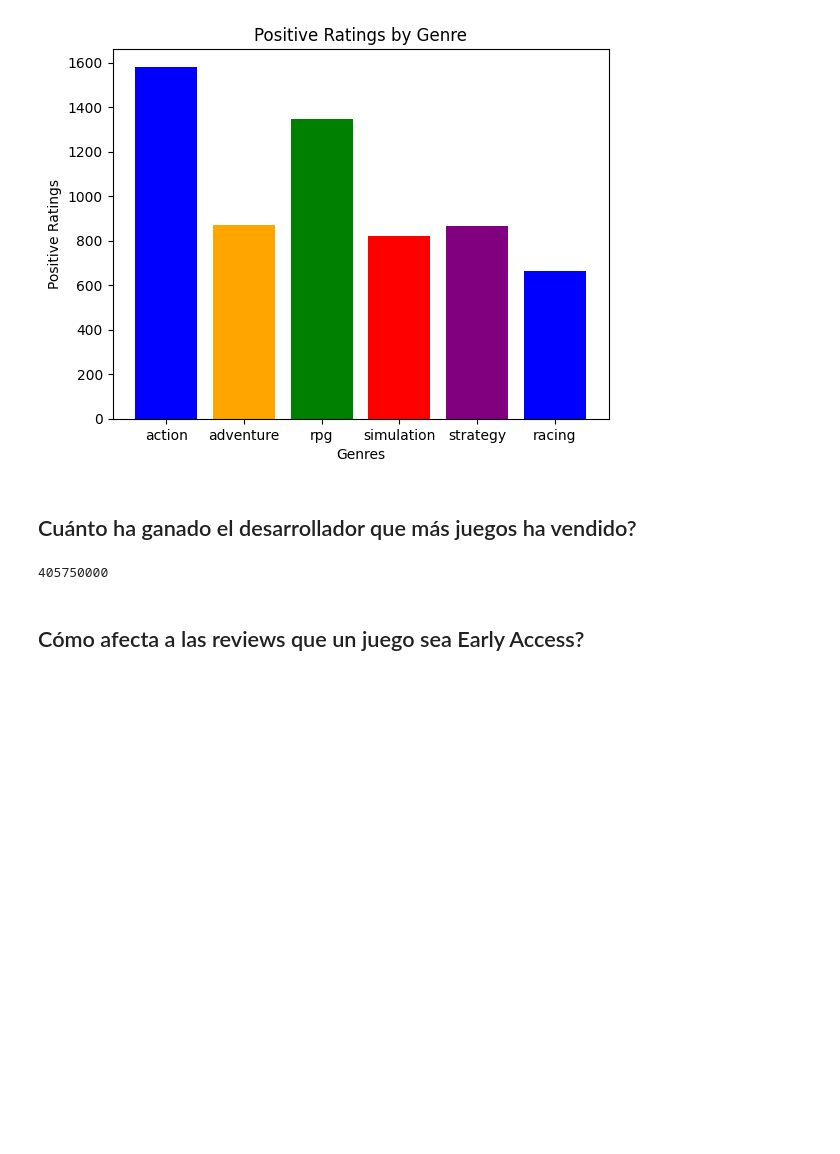
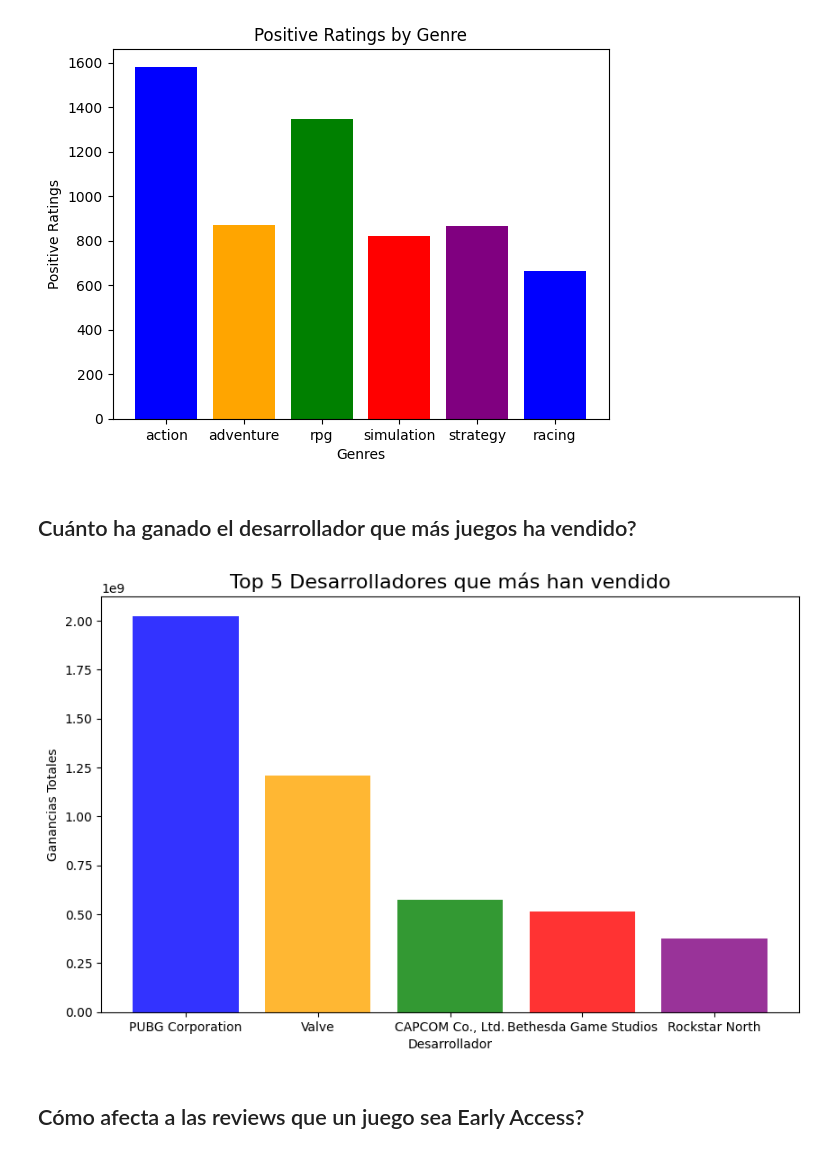
Before and after one commit to hugogaarciaa/steamData, a Jupyter notebook: ProyectofinalVideojuegos-220424-201817.ipynb, the cells around one changed output. Drawn from its saved outputs; the diff is of its cells as text; code cells hidden in the pictures; blank space fills up the shorter version.

```diff
--- a/ProyectofinalVideojuegos-220424-201817.ipynb
+++ b/ProyectofinalVideojuegos-220424-201817.ipynb
@@ -263,11 +264,25 @@ plt.show()
 [figure]
 # %% [markdown]
 ## Cuánto ha ganado el desarrollador que más juegos ha vendido?
-# %%
-sales_by_developer = df.groupby('developer')['sells'].sum()
-
-sales_by_developer.sort_values(ascending=False).max()
-# %% [output]
-405750000
+# %%
+
+df['ganancias_totales'] = df['price'] * df['sells']
+
+ganancias_por_desarrollador = df.groupby('developer')['ganancias_totales'].sum()
+
+desarrollador_mas_ganador = ganancias_por_desarrollador.idxmax()
+
+top5_desarrolladores = ganancias_por_desarrollador.nlargest(5)
+
+plt.figure(figsize=(10, 6))
+plt.bar(top5_desarrolladores.index, top5_desarrolladores, color=['blue', 'orange', 'green', 'red', 'purple'], alpha=0.8)
+
+plt.title('Top 5 Desarrolladores que más han vendido', fontsize=16)
+plt.xlabel('Desarrollador')
+plt.ylabel('Ganancias Totales')
+
+plt.show()
+# %% [output]
+[figure, added]
 # %% [markdown]
 ## Cómo afecta a las reviews que un juego sea Early Access?
```
Also changed, not shown: parts of 11 cells of this notebook.
